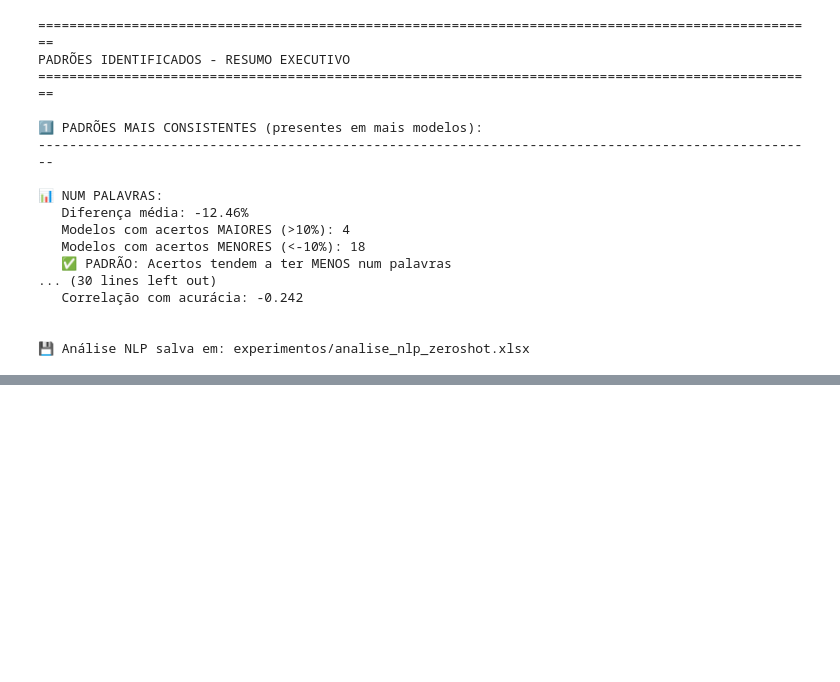
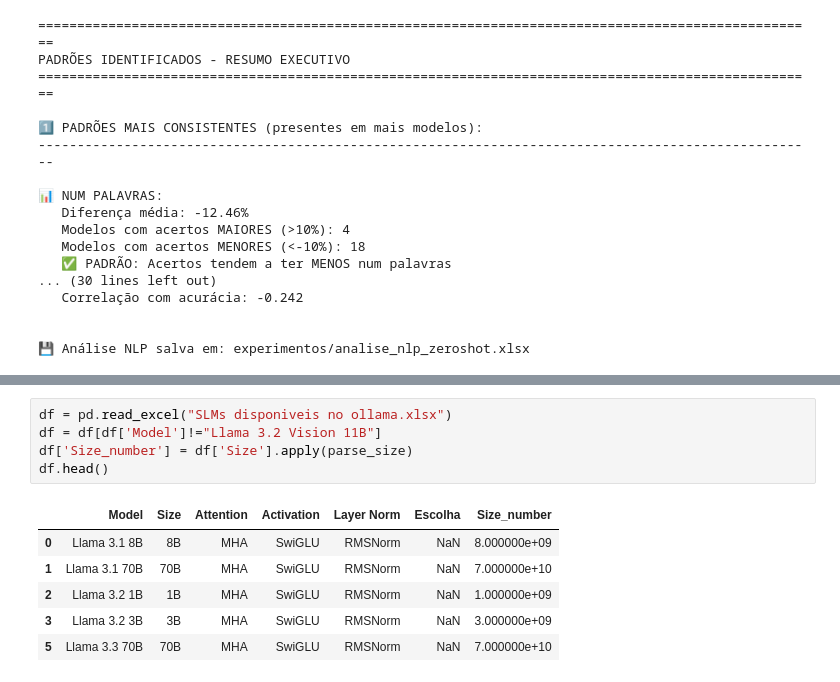
Before and after one commit to AILabs4All/FrameworkPE, a Jupyter notebook: teste_.ipynb, the cells around one changed output, grey strips where cells are left out. Drawn from its saved outputs; the diff is of its cells as text; blank space fills up the shorter version.

```diff
--- a/teste_.ipynb
+++ b/teste_.ipynb
@@ -1455,0 +1470,12 @@ PADRÕES IDENTIFICADOS - RESUMO EXECUTIVO
+# %%
+df = pd.read_excel("SLMs disponiveis no ollama.xlsx")
+df = df[df['Model']!="Llama 3.2 Vision 11B"]
+df['Size_number'] = df['Size'].apply(parse_size)
+df.head()
+# %% [output]
+|  | Model | Size | Attention | Activation | Layer Norm | Escolha | Size_number |
+| 0 | Llama 3.1 8B | 8B | MHA | SwiGLU | RMSNorm | NaN | 8.000000e+09 |
+| 1 | Llama 3.1 70B | 70B | MHA | SwiGLU | RMSNorm | NaN | 7.000000e+10 |
+| 2 | Llama 3.2 1B | 1B | MHA | SwiGLU | RMSNorm | NaN | 1.000000e+09 |
+| 3 | Llama 3.2 3B | 3B | MHA | SwiGLU | RMSNorm | NaN | 3.000000e+09 |
+| 5 | Llama 3.3 70B | 70B | MHA | SwiGLU | RMSNorm | NaN | 7.000000e+10 |
```
Also changed, not shown: parts of 12 cells of this notebook, 2 other files.
